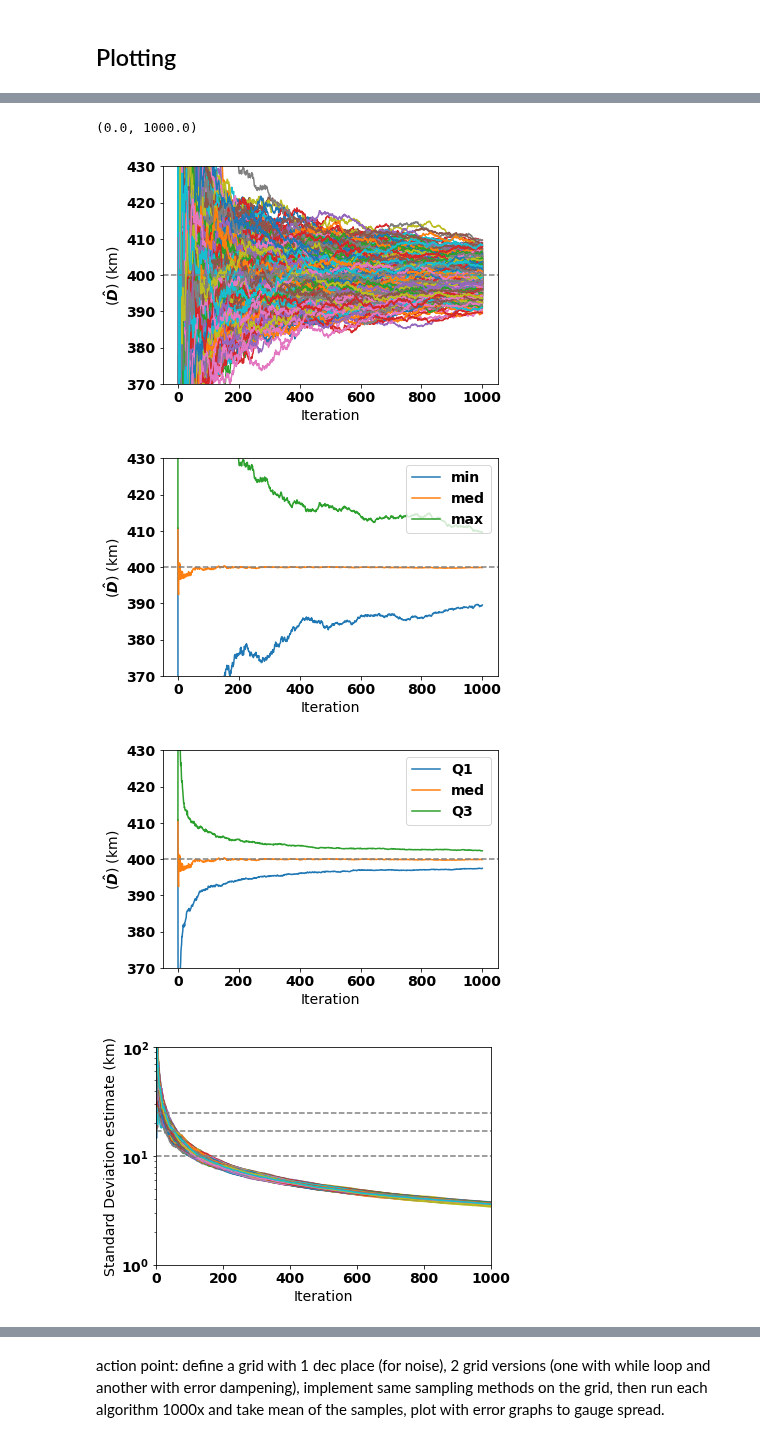
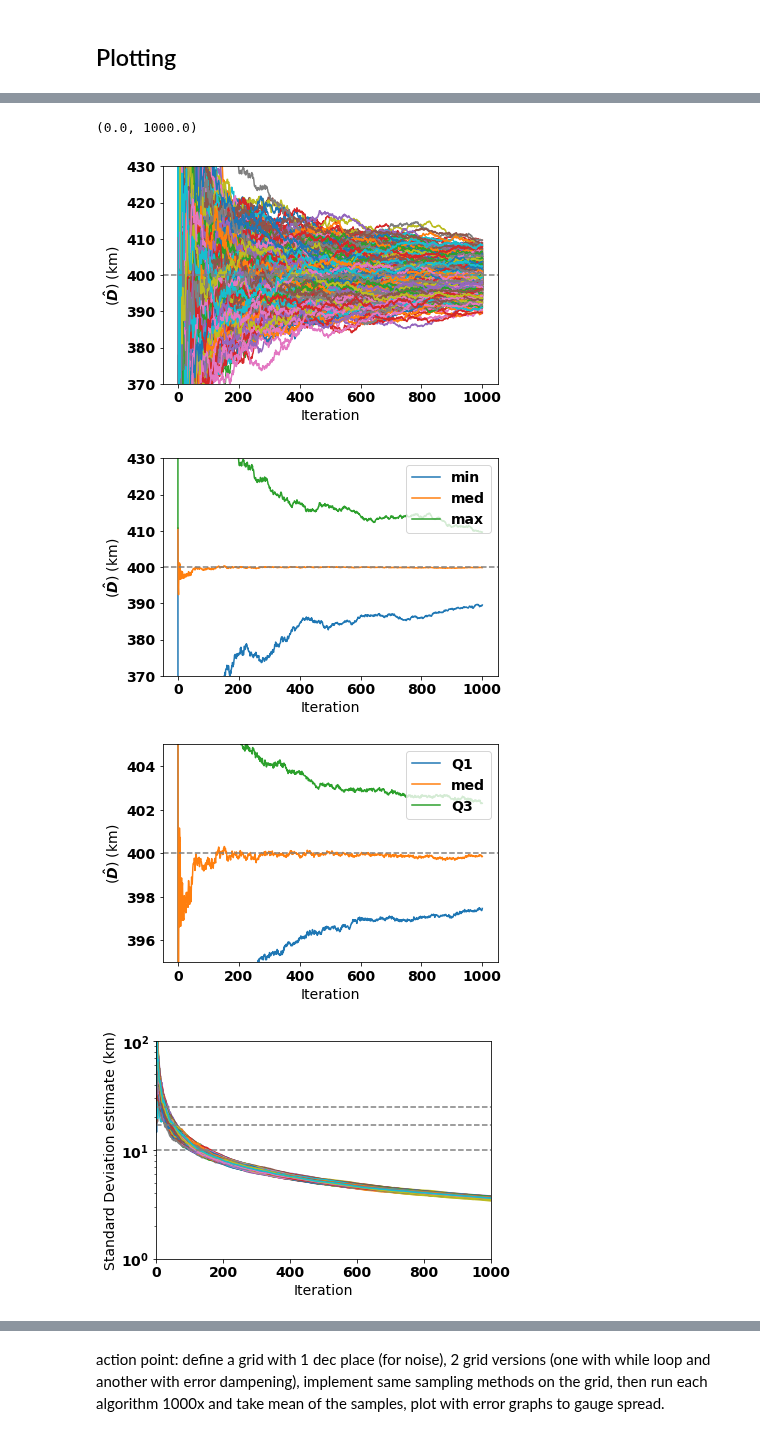
Before and after one commit to mustafa-majid-uu/curvefit_sampling, a Jupyter notebook: sampling_experiments.ipynb, the cells around one changed output, grey strips where cells are left out. Cells and saved outputs as stored; diff of their text form; code cells hidden in the pictures.

```diff
--- a/sampling_experiments.ipynb
+++ b/sampling_experiments.ipynb
@@ -249,34 +249,34 @@ plt.figure(78)
 plt.plot(i_arr,Dhat_q1, label = 'Q1')
 plt.plot(i_arr,Dhat_med, label = 'med')
 plt.plot(i_arr,Dhat_q3, label = 'Q3')
-plt.ylim([370,430])
+plt.ylim([395,405])
 plt.ylabel('($\hat{D}$) (km)')
 plt.xlabel('Iteration')
 plt.axhline(y=(ValueTRUE), color='gray', linestyle='--')
 plt.legend(loc="upper right")
 
 #plot standard deviation for the algorithms
 plt.figure(6)
 
 #plt.plot(i_arr,cov_arr, c='red' )
 for i in range(0,len(cov_arr2_lst)):
     plt.plot(i_arr,cov_arr2_lst[i], label = 'V2') #v2
 
 plt.axhline(y=(10), color='gray', linestyle='--')
 plt.axhline(y=(25), color='gray', linestyle='--')
 plt.axhline(y=(17), color='gray', linestyle='--')
 
 plt.yscale('log')
 plt.ylim([1,10**2])
 plt.ylabel('Standard Deviation estimate (km)') # LPS: As there is only one variable, this is the variance of this variable.
 plt.xlabel('Iteration')
 plt.xlim(0,1000)
 #plt.legend(loc="upper right")
 # %% [output]
 p0 value: 533.1207681671029
 error value: 0.15
 (0.0, 1000.0)
 [figure]
 [figure]
-[figure, old version]
+[figure, new version]
 [figure]
```
Also changed, not shown: parts of 2 cells of this notebook.
